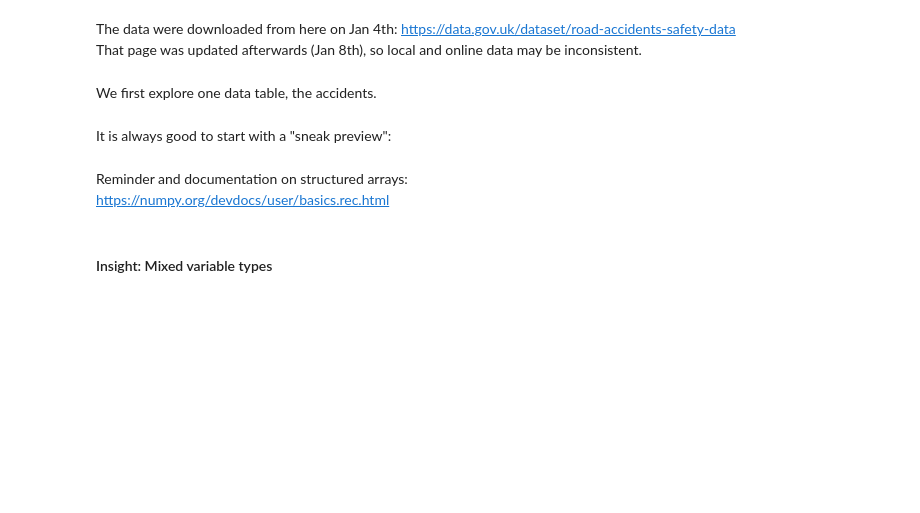
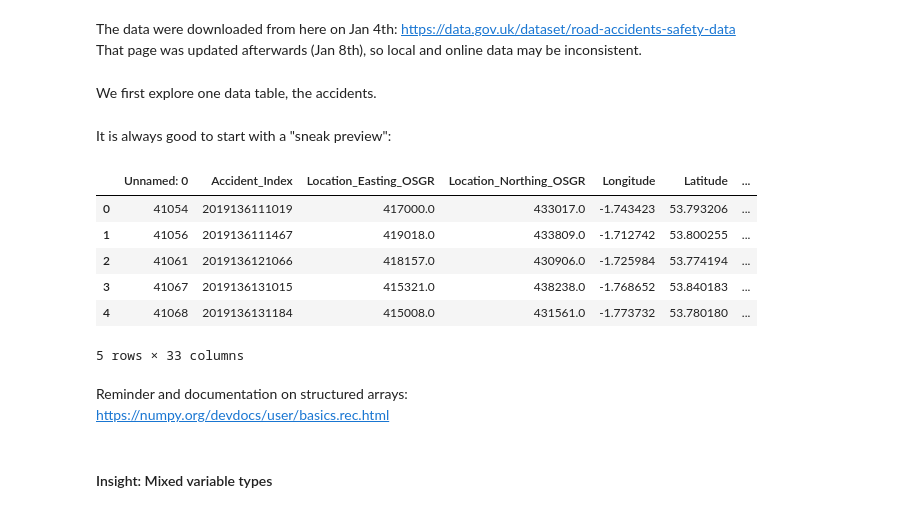
Before and after one commit to mszell/fyp2021p01lectures, a Jupyter notebook: notebooks/fyp2021p01lectures_draft.ipynb, the cells around one changed output. Drawn from its saved outputs; the diff is of its cells as text; code cells hidden in the pictures; blank space fills up the shorter version.

```diff
--- a/notebooks/fyp2021p01lectures_draft.ipynb
+++ b/notebooks/fyp2021p01lectures_draft.ipynb
@@ -26,6 +27,16 @@ import pandas as pd
 ### Constants
 # %% [markdown]
 Constants are written all caps: https://www.python.org/dev/peps/pep-0008/#constants
+# %%
+PATH = {
+    'raw': Path('../data/raw/'),
+    'processed': Path('../data/processed/'),
+    'interim': Path('../data/interim/'),
+}
+
+PATH['accident'] = PATH['interim'] / "bradford_accidents.csv"
+PATH['casual'] = PATH['interim'] / "bradford_casualties.csv"
+PATH['vehicles'] = PATH['interim'] / "bradford_vehicles.csv"
 # %% [markdown]
 ### Load raw data
 # %% [markdown]
@@ -33,3 +44,11 @@ The data were downloaded from here on Jan 4th: https://data.gov.uk/dataset/road-
 That page was updated afterwards (Jan 8th), so local and online data may be inconsistent.
 # %% [markdown]
 We first explore one data table, the accidents.
+# %%
+DATA = {}
+
+DATA['accident'] = pd.read_csv(PATH['accident'], dtype={0: 'string', 31: 'string'}, encoding='utf-8-sig')
+
+DATA['casual'] = pd.read_csv(PATH['casual'], dtype={0: 'string'}, encoding='utf-8-sig')
+
+DATA['vehicles'] = pd.read_csv(PATH['vehicles'], dtype={0: 'string'}, encoding='utf-8-sig')
@@ -36,5 +63,15 @@ We first explore one data table, the accidents.
 # %% [markdown]
 It is always good to start with a "sneak preview":
+# %%
+DATA['accident'][:5]
+# %% [output]
+|  | Unnamed: 0 | Accident_Index | Location_Easting_OSGR | Location_Northing_OSGR | Longitude | Latitude | ... |
+| 0 | 41054 | 2019136111019 | 417000.0 | 433017.0 | -1.743423 | 53.793206 | ... |
+| 1 | 41056 | 2019136111467 | 419018.0 | 433809.0 | -1.712742 | 53.800255 | ... |
+| 2 | 41061 | 2019136121066 | 418157.0 | 430906.0 | -1.725984 | 53.774194 | ... |
+| 3 | 41067 | 2019136131015 | 415321.0 | 438238.0 | -1.768652 | 53.840183 | ... |
+| 4 | 41068 | 2019136131184 | 415008.0 | 431561.0 | -1.773732 | 53.780180 | ... |
+5 rows × 33 columns
 # %% [markdown]
 Reminder and documentation on structured arrays:
 https://numpy.org/devdocs/user/basics.rec.html
```
Also changed, not shown: parts of 14 cells of this notebook.
